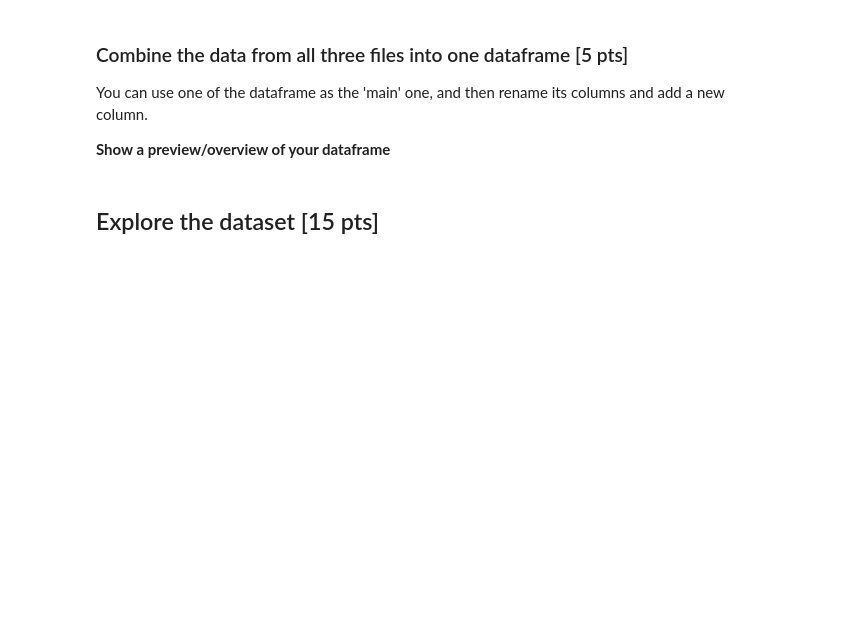
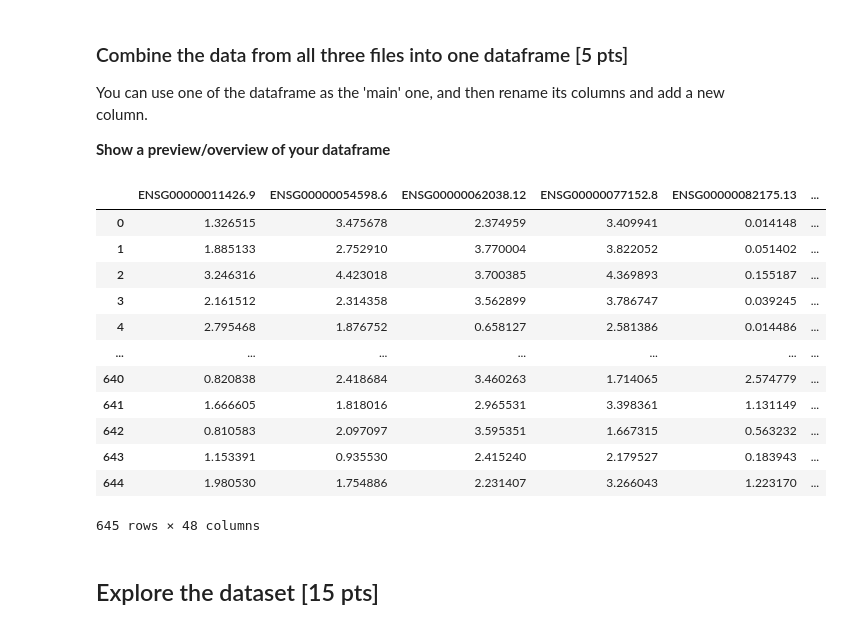
Before and after one commit to Franck-ErmiePrucien/BIM6065C, a Jupyter notebook: notebooks/exercices_good_practices.ipynb, the cells around one changed output. Drawn from its saved outputs; the diff is of its cells as text; code cells hidden in the pictures; blank space fills up the shorter version.

```diff
--- a/notebooks/exercices_good_practices.ipynb
+++ b/notebooks/exercices_good_practices.ipynb
@@ -64,6 +98,24 @@ SyntaxError: invalid syntax (1212738293.py, line 1)
 You can use one of the dataframe as the 'main' one, and then rename its columns and add a new column.
 
 **Show a preview/overview of your dataframe**
+# %%
+data.columns = genes[0]
+data["Subtypes"] = subtype
+data
+# %% [output]
+|  | ENSG00000011426.9 | ENSG00000054598.6 | ENSG00000062038.12 | ENSG00000077152.8 | ENSG00000082175.13 | ... |
+| 0 | 1.326515 | 3.475678 | 2.374959 | 3.409941 | 0.014148 | ... |
+| 1 | 1.885133 | 2.752910 | 3.770004 | 3.822052 | 0.051402 | ... |
+| 2 | 3.246316 | 4.423018 | 3.700385 | 4.369893 | 0.155187 | ... |
+| 3 | 2.161512 | 2.314358 | 3.562899 | 3.786747 | 0.039245 | ... |
+| 4 | 2.795468 | 1.876752 | 0.658127 | 2.581386 | 0.014486 | ... |
+| ... | ... | ... | ... | ... | ... | ... |
+| 640 | 0.820838 | 2.418684 | 3.460263 | 1.714065 | 2.574779 | ... |
+| 641 | 1.666605 | 1.818016 | 2.965531 | 3.398361 | 1.131149 | ... |
+| 642 | 0.810583 | 2.097097 | 3.595351 | 1.667315 | 0.563232 | ... |
+| 643 | 1.153391 | 0.935530 | 2.415240 | 2.179527 | 0.183943 | ... |
+| 644 | 1.980530 | 1.754886 | 2.231407 | 3.266043 | 1.223170 | ... |
+645 rows × 48 columns
 # %% [markdown]
 ## Explore the dataset [15 pts]
 # %% [markdown]
```
Also changed, not shown: parts of 10 cells of this notebook.
